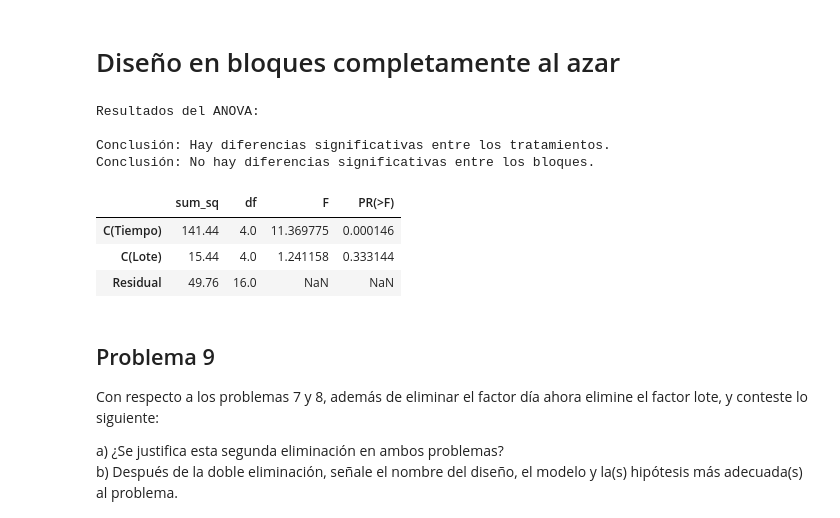
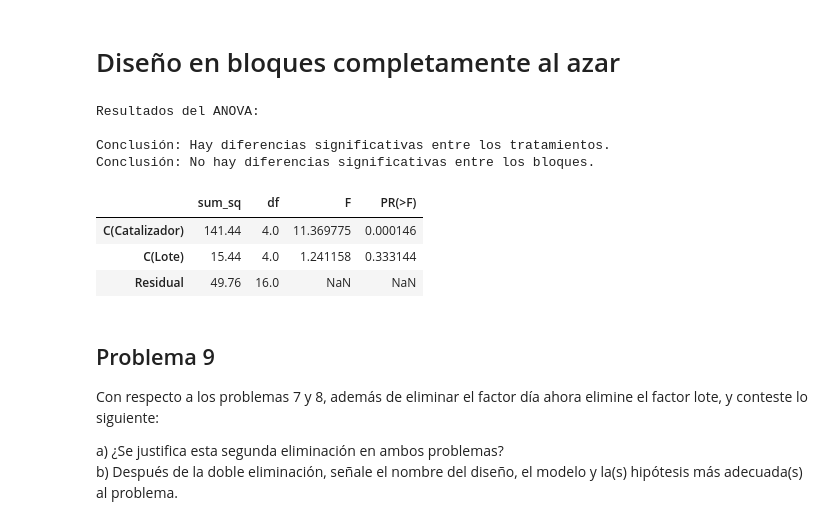
Before and after one commit to yessss28/Estadistica, a Jupyter notebook: ProblemarioU5.ipynb, the cells around one changed output. Cells and saved outputs as stored; diff of their text form; code cells hidden in the pictures.

```diff
--- a/ProblemarioU5.ipynb
+++ b/ProblemarioU5.ipynb
@@ -815,36 +1501,38 @@ import statsmodels.api as sm
 nivel_de_significancia = 0.05
 
 bloques = 'Lote'    # La variable que no me interesa comparar
-interes = 'Tiempo'      # La variable que me interesa comparar
-respuesta = 'Catalizador'     # La medición que me permite hacer la comparación
+interes = 'Catalizador'      # La variable que me interesa comparar
+respuesta = 'Tiempo'     # La medición que me permite hacer la comparación
 
 # NO MODIFICAR de esta línea hacia abajo
 # Realizar el modelo ANOVA de dos vías
 modelo = ols(f'{respuesta} ~ C({interes}) + C({bloques})', data=df).fit()
 tabla_anova = sm.stats.anova_lm(modelo, typ=2)
 
 # Mostrar resultados
 print("Resultados del ANOVA:")
 # print(tabla_anova) #
 
 # Interpretar resultados
 if tabla_anova["PR(>F)"][f"C({interes})"] < nivel_de_significancia:
     print("\nConclusión: Hay diferencias significativas entre los tratamientos.")
 else:
     print("\nConclusión: No hay diferencias significativas entre los tratamientos.")
 
 if tabla_anova["PR(>F)"][f"C({bloques})"] < nivel_de_significancia:
     print("Conclusión: Hay diferencias significativas entre los bloques.")
 else:
     print("Conclusión: No hay diferencias significativas entre los bloques.")
 tabla_anova
+
+#Yessenia Guadalupe Alvarez Morales
 # %% [output]
 Resultados del ANOVA:
 
 Conclusión: Hay diferencias significativas entre los tratamientos.
 Conclusión: No hay diferencias significativas entre los bloques.
 |  | sum_sq | df | F | PR(>F) |
-| C(Tiempo) | 141.44 | 4.0 | 11.369775 | 0.000146 |
+| C(Catalizador) | 141.44 | 4.0 | 11.369775 | 0.000146 |
 | C(Lote) | 15.44 | 4.0 | 1.241158 | 0.333144 |
 | Residual | 49.76 | 16.0 | NaN | NaN |
 # %% [markdown]
```
Also changed, not shown: parts of 106 cells of this notebook.
